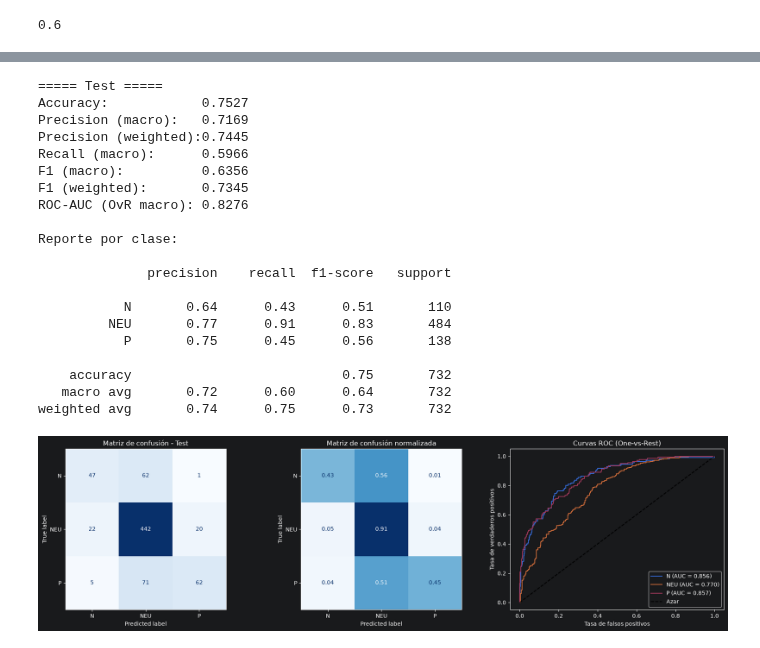
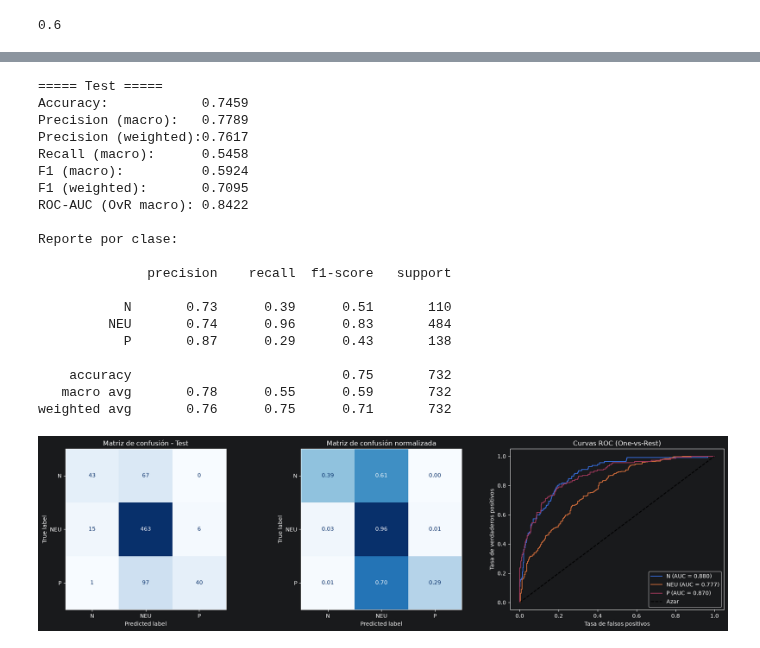
Before and after one commit to LucasFis/Tp_tweets, a Jupyter notebook: Tp_tweets.ipynb, the cells around one changed output, grey strips where cells are left out. Saved outputs shown, nothing was run; the diff lists cells and outputs as text; code cells hidden in the pictures.

```diff
--- a/Tp_tweets.ipynb
+++ b/Tp_tweets.ipynb
@@ -31,12 +31,22 @@ user_protected               int64
 user_default_profile         int64
 dtype: object
 # %%
-from langdetect import detect, DetectorFactory
+from langdetect import detect, DetectorFactory, LangDetectException
 
 DetectorFactory.seed = 0
 
-df['idioma'] = df['text'].apply(detect)
+
+def idioma(texto):
+    try:
+        return detect(str(texto))
+    except LangDetectException:
+        return "es"
+
+
+df['idioma'] = df['text'].map(idioma)
 
 df = df[df["idioma"] == "es"]
 
 df = df.drop(columns=["ID","user_has_extended_profile", "user_is_translator", "user_protected", "idioma"])
+
+print("Tweets conservados:", len(df))
@@ -330,24 +468,33 @@ print(vectorizer_BoW.get_feature_names_out())
 # %%
-from sentence_transformers import SentenceTransformer # <- Estandar para Embeddings
+from sentence_transformers import SentenceTransformer  # <- Estandar para Embeddings
+
 
 class EmbeddingTransformer(BaseEstimator, TransformerMixin):
-    # Caché a nivel de CLASE: sobrevive a los clones que arma GridSearchCV
+    # Alternativas especificas de espanol para comparar:
+    #   - hiiamsid/sentence_similarity_spanish_es
+    #   - PlanTL-GOB-ES/roberta-base-bne (requiere mean pooling)
+    # Cache a nivel de CLASE: sobrevive a los clones que arma GridSearchCV
     # Clave: (nombre_del_modelo, texto) -> vector
+    # El modelo es multilingue (incluye espanol) y trae su propio tokenizador.
     _cache = {}
 
     def __init__(self, model_name='paraphrase-multilingual-MiniLM-L12-v2'):
         self.model_name = model_name
 
     def fit(self, X, y=None):
-        # Cargamos el modelo aquí para evitar errores de serialización
+        # Cargamos el modelo aqui para evitar errores de serializacion
         if not hasattr(self, "model_"):
             self.model_ = SentenceTransformer(self.model_name)
         return self
 
     def transform(self, X):
+        # Permite usar el transformador aunque se lo llame sin fit previo.
+        if not hasattr(self, "model_"):
+            self.fit(X)
+
         # Convertimos la lista de textos en una matriz de vectores (Embeddings)
-        # Esto implementa implícitamente el "Mean Pooling"
-        # Solo calculamos los textos que aún no están en la caché
+        # Esto implementa implicitamente el "Mean Pooling"
+        # Solo calculamos los textos que aun no estan en la cache
         texts = list(X)
         faltantes = [t for t in texts if (self.model_name, t) not in self._cache]
         if faltantes:
@@ -804,12 +997,8 @@ from sklearn.preprocessing import label_binarize
 
 clf = KerasClassifier(
     model=build_model,
-    epochs=5,               # alto, el early stopping corta antes
+    epochs=2,
     batch_size=32,
-    validation_split=0.2,     # necesario para que EarlyStopping tenga val_loss
-    callbacks=[keras.callbacks.EarlyStopping(
-        monitor="val_loss", patience=5, restore_best_weights=True
-    )],
     verbose=0,
 )
 
@@ -821,7 +1010,7 @@ pl_nn = Pipeline([
 pl_nn.fit(X_train_raw, y_train_raw)
 
 def evaluar(nombre="Test"):
-    clases = ['N', 'NEU', 'P']   # ['N', 'NEU', 'P']
+    clases = list(pl_nn.classes_)   # orden real del clasificador
     y_pred = pl_nn.predict(X_test)
     y_proba = pl_nn.predict_proba(X_test)               # columnas en el orden de `clases`
 
@@ -887,24 +1076,24 @@ evaluar("Test")
 ===== Test =====
-Accuracy:            0.7527
-Precision (macro):   0.7169
-Precision (weighted):0.7445
-Recall (macro):      0.5966
-F1 (macro):          0.6356
-F1 (weighted):       0.7345
-ROC-AUC (OvR macro): 0.8276
+Accuracy:            0.7459
+Precision (macro):   0.7789
+Precision (weighted):0.7617
+Recall (macro):      0.5458
+F1 (macro):          0.5924
+F1 (weighted):       0.7095
+ROC-AUC (OvR macro): 0.8422
 
 Reporte por clase:
 
               precision    recall  f1-score   support
 
-           N       0.64      0.43      0.51       110
-         NEU       0.77      0.91      0.83       484
-           P       0.75      0.45      0.56       138
+           N       0.73      0.39      0.51       110
+         NEU       0.74      0.96      0.83       484
+           P       0.87      0.29      0.43       138
 
     accuracy                           0.75       732
-   macro avg       0.72      0.60      0.64       732
-weighted avg       0.74      0.75      0.73       732
+   macro avg       0.78      0.55      0.59       732
+weighted avg       0.76      0.75      0.71       732
-[figure, old version]
+[figure, new version]
 # %%
 # --- Prueba manual del pipeline ---
 tweets = [
```
Also changed, not shown: parts of 16 cells of this notebook.
